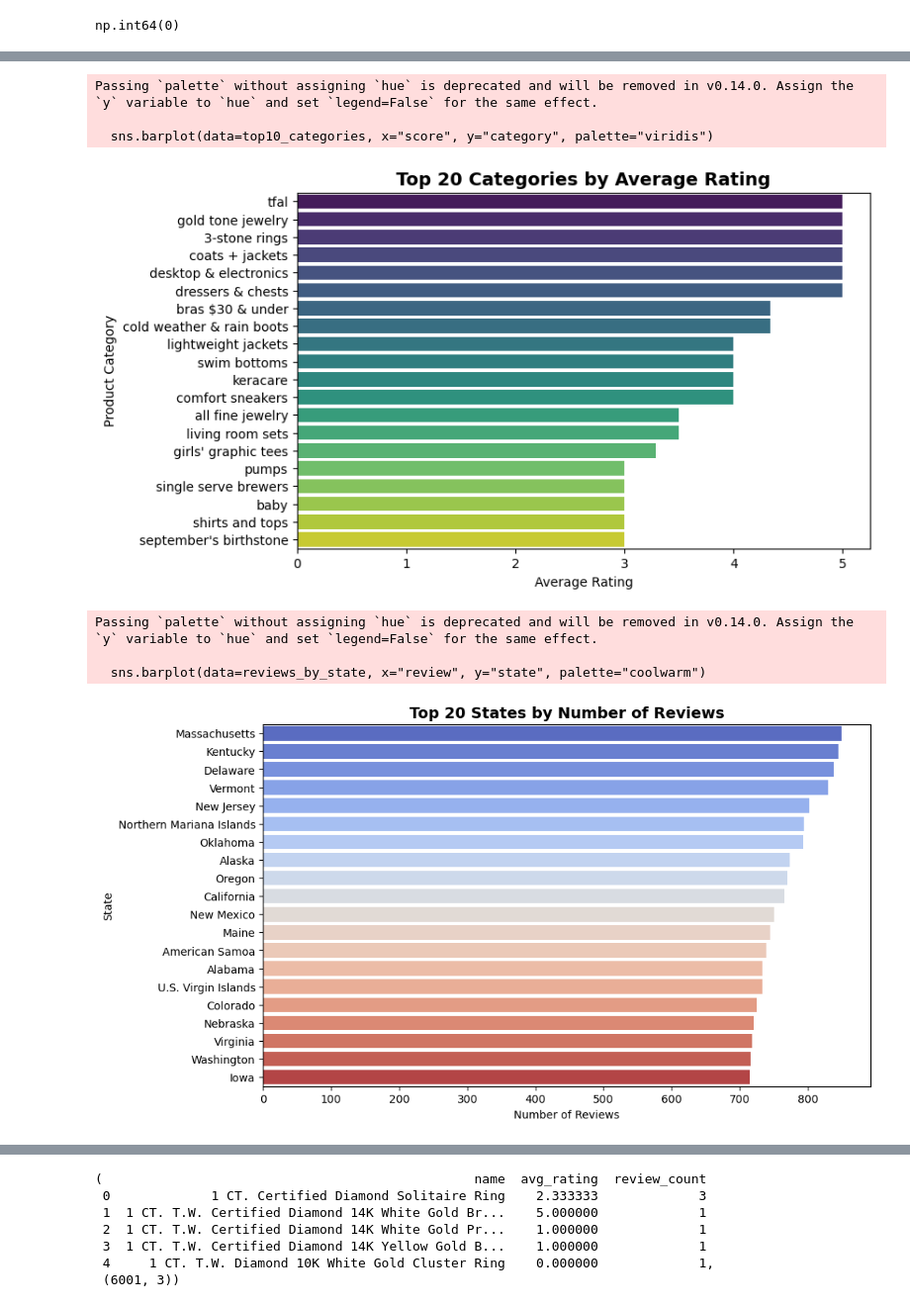
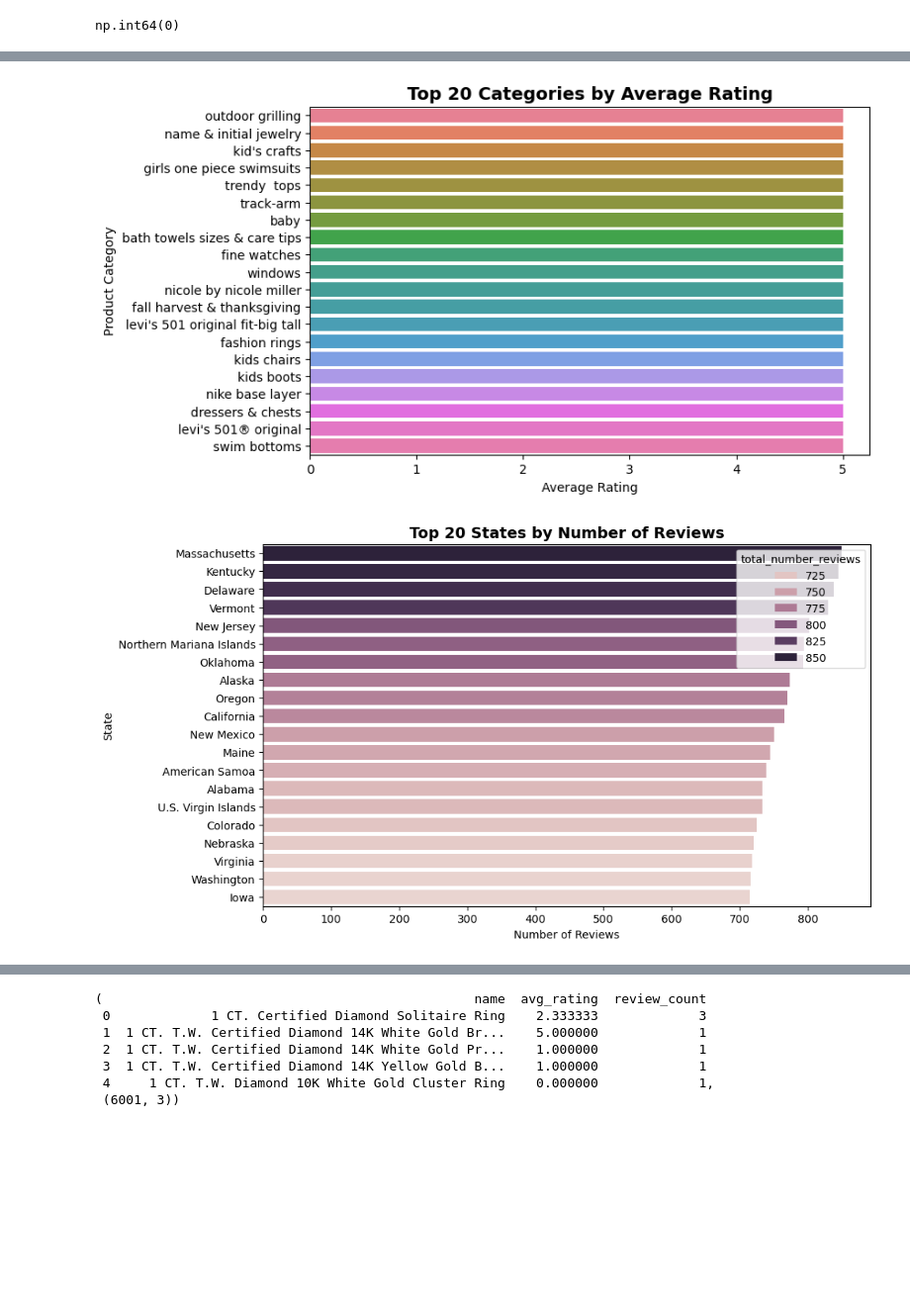
Before and after one commit to johnjtj92/BD2Project, a Jupyter notebook: 3034152_BD2.ipynb, the cells around one changed output, grey strips where cells are left out. Shown at 99% size. Drawn from its saved outputs; the diff is of its cells as text; code cells hidden in the pictures; blank space fills up the shorter version.

```diff
--- a/3034152_BD2.ipynb
+++ b/3034152_BD2.ipynb
@@ -664,10 +746,10 @@ memory usage: 63.9+ MB
 # %%
-final_merged = final_merged.drop(columns=[   #Dropping all the columns that were duplicates when merged
+final_merged = final_merged.drop(columns=[
+    "sku_json",          #Dropping all the columns that were duplicates when merged
     "name_json",
     "description_json",
     "price_json",
     "av_score_json",
-    "username_json",
     "review_json",
     "score_json",
     "dob_jsonrev",
@@ -827,39 +924,33 @@ import seaborn as sns
 # %%
-top10_categories = (
-    final_merged.groupby("category")["score"]
+top20_categoriestwo = (
+    final_merged.groupby("category")["av_score"]     #Creating a similar data but for average score
     .mean()
     .sort_values(ascending=False)
     .head(20)
     .reset_index()
 )
 
 plt.figure(figsize=(8, 5))
-sns.barplot(data=top10_categories, x="score", y="category", palette="viridis")
+sns.barplot(data=top20_categoriestwo, x="av_score", y="category", hue = "category")
 plt.title("Top 20 Categories by Average Rating", fontsize=14, weight="bold")
 plt.xlabel("Average Rating")
 plt.ylabel("Product Category")
 plt.show()
 # %% [output]
-Passing `palette` without assigning `hue` is deprecated and will be removed in v0.14.0. Assign the `y` variable to `hue` and set `legend=False` for the same effect.
-
-  sns.barplot(data=top10_categories, x="score", y="category", palette="viridis")
-[figure, old version]
+[figure, new version]
 # %%
 reviews_by_state = (
-    final_merged.groupby("state")["review"].count()
+    final_merged.groupby("state")["total_number_reviews"].count()   #Dataset to show how many reviews each state gave - only top 20
     .sort_values(ascending=False)
     .head(20)
     .reset_index()
 )
 
 plt.figure(figsize=(10, 6))
-sns.barplot(data=reviews_by_state, x="review", y="state", palette="coolwarm")
+sns.barplot(data=reviews_by_state, x="total_number_reviews", y="state", hue = "total_number_reviews")
 plt.title("Top 20 States by Number of Reviews", fontsize=14, weight="bold")
 plt.xlabel("Number of Reviews")
 plt.ylabel("State")
 plt.show()
 # %% [output]
-Passing `palette` without assigning `hue` is deprecated and will be removed in v0.14.0. Assign the `y` variable to `hue` and set `legend=False` for the same effect.
-
-  sns.barplot(data=reviews_by_state, x="review", y="state", palette="coolwarm")
-[figure, old version]
+[figure, new version]
```
Also changed, not shown: parts of 58 cells of this notebook.
